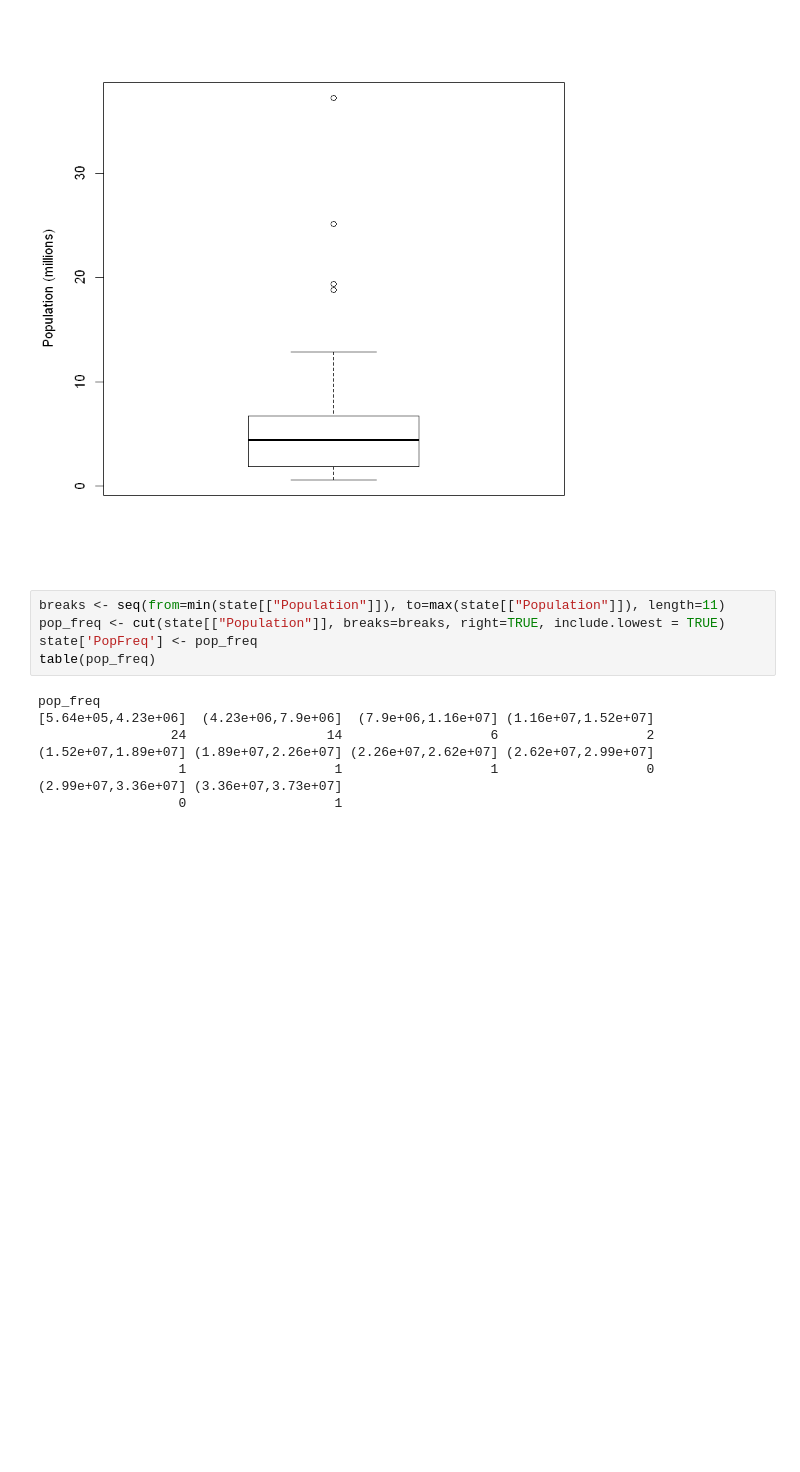
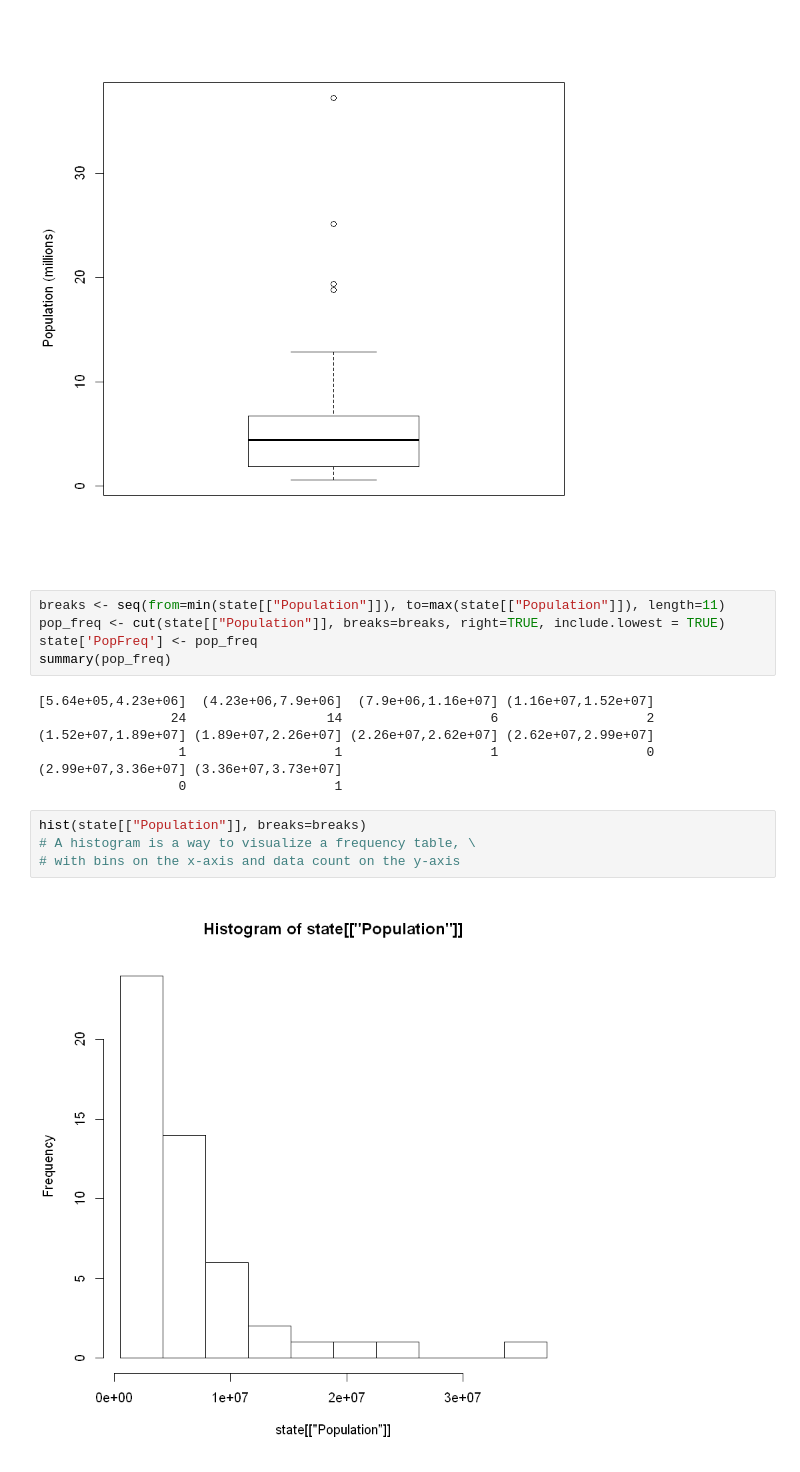
Before and after one commit to richdayandnight/data-science-notebook, a Jupyter notebook: practical-statistics-for-data-scientists/Chapter 1. Exploratory Data Analysis.ipynb, the cells around one changed output. Saved outputs shown, nothing was run; the diff lists cells and outputs as text; blank space fills up the shorter version.

```diff
--- a/practical-statistics-for-data-scientists/Chapter 1. Exploratory Data Analysis.ipynb
+++ b/practical-statistics-for-data-scientists/Chapter 1. Exploratory Data Analysis.ipynb
@@ -332,12 +334,17 @@ boxplot(state[["Population"]]/1000000, ylab="Population (millions)")
 breaks <- seq(from=min(state[["Population"]]), to=max(state[["Population"]]), length=11)
 pop_freq <- cut(state[["Population"]], breaks=breaks, right=TRUE, include.lowest = TRUE)
 state['PopFreq'] <- pop_freq
-table(pop_freq)
+summary(pop_freq)
 # %% [output]
-pop_freq
 [5.64e+05,4.23e+06]  (4.23e+06,7.9e+06]  (7.9e+06,1.16e+07] (1.16e+07,1.52e+07]
                  24                  14                   6                   2
 (1.52e+07,1.89e+07] (1.89e+07,2.26e+07] (2.26e+07,2.62e+07] (2.62e+07,2.99e+07]
                   1                   1                   1                   0
 (2.99e+07,3.36e+07] (3.36e+07,3.73e+07]
                   0                   1
+# %%
+hist(state[["Population"]], breaks=breaks)
+# A histogram is a way to visualize a frequency table, \
+# with bins on the x-axis and data count on the y-axis
+# %% [output]
+[figure, added]
```
Also changed, not shown: parts of 5 cells of this notebook.
